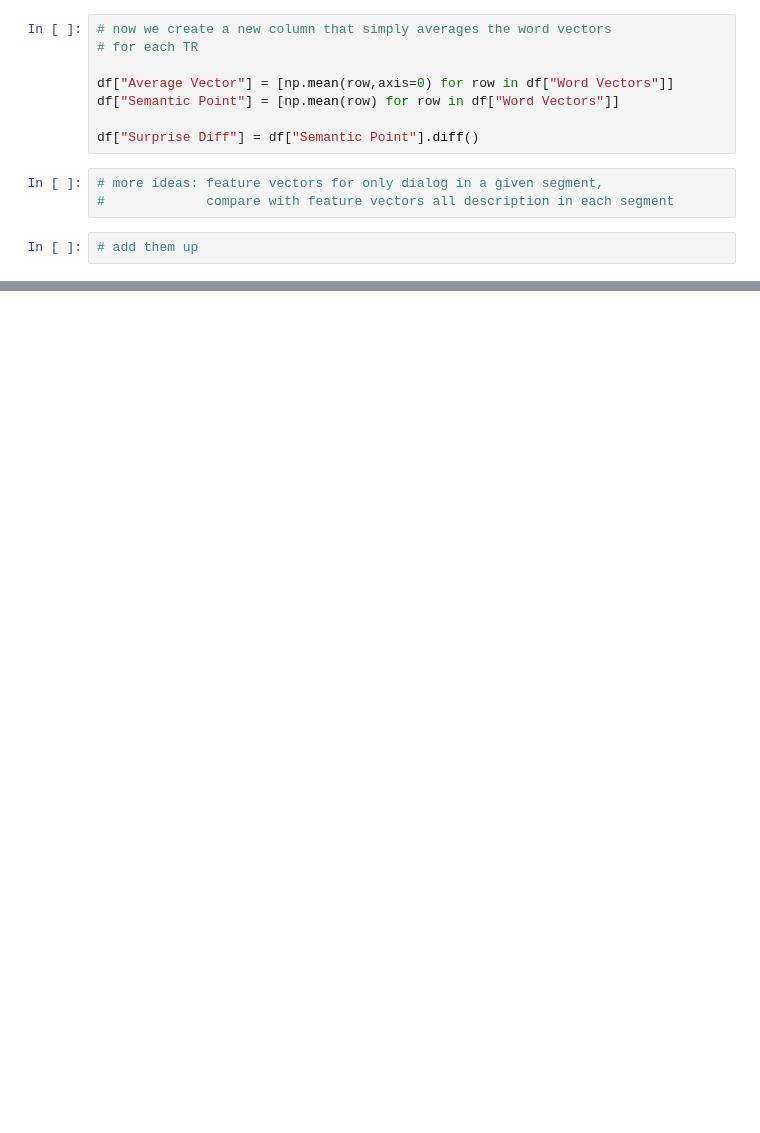
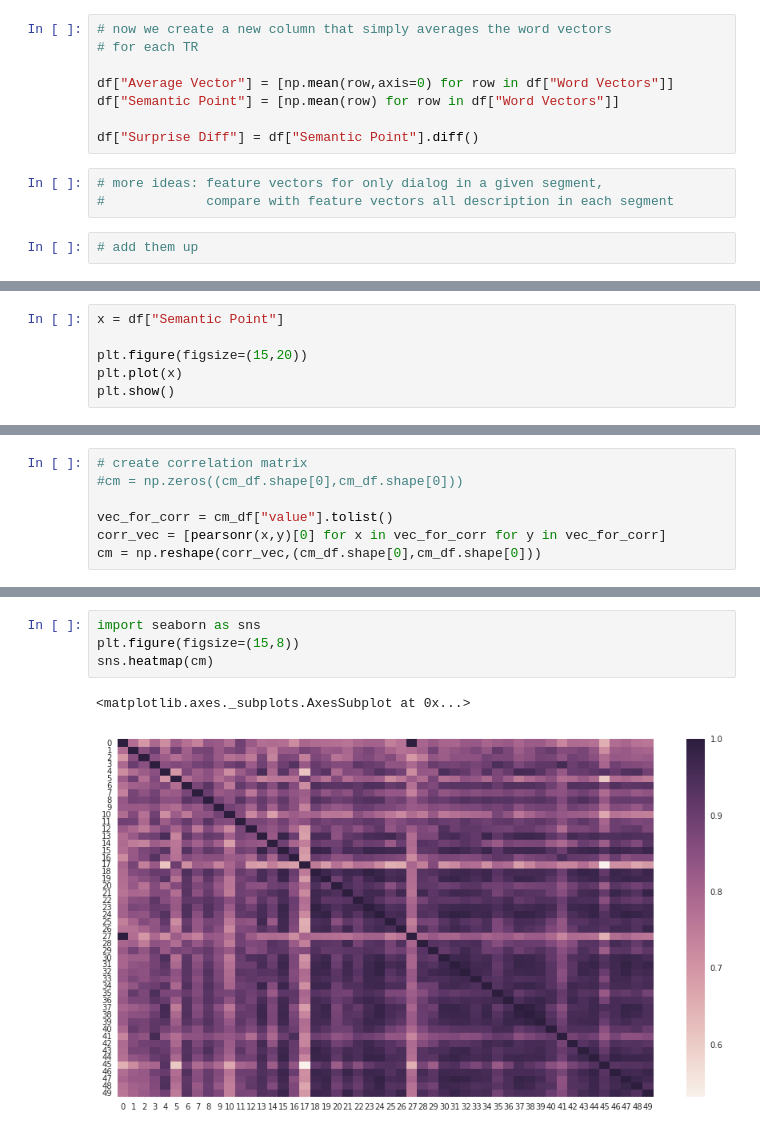
Before and after one commit to vassiki/mind_2018, a Jupyter notebook: projects/notebooks/annotation_nlp.ipynb, the cells around one changed output, grey strips where cells are left out. Drawn from its saved outputs; the diff is of its cells as text; blank space fills up the shorter version.

Commit message:
compute correlation matrix

```diff
--- a/projects/notebooks/annotation_nlp.ipynb
+++ b/projects/notebooks/annotation_nlp.ipynb
@@ -300,0 +143,6 @@ df.head()
+# %%
+x = df["Semantic Point"]
+
+plt.figure(figsize=(15,20))
+plt.plot(x)
+plt.show()
@@ -300,0 +174,7 @@ df.head()
+# %%
+# create correlation matrix
+#cm = np.zeros((cm_df.shape[0],cm_df.shape[0]))
+
+vec_for_corr = cm_df["value"].tolist()
+corr_vec = [pearsonr(x,y)[0] for x in vec_for_corr for y in vec_for_corr]
+cm = np.reshape(corr_vec,(cm_df.shape[0],cm_df.shape[0]))
@@ -300,0 +189,7 @@ df.head()
+# %%
+import seaborn as sns
+plt.figure(figsize=(15,8))
+sns.heatmap(cm)
+# %% [output]
+<matplotlib.axes._subplots.AxesSubplot at 0x...>
+[figure, added]
```
Also changed, not shown: parts of 27 cells of this notebook.
